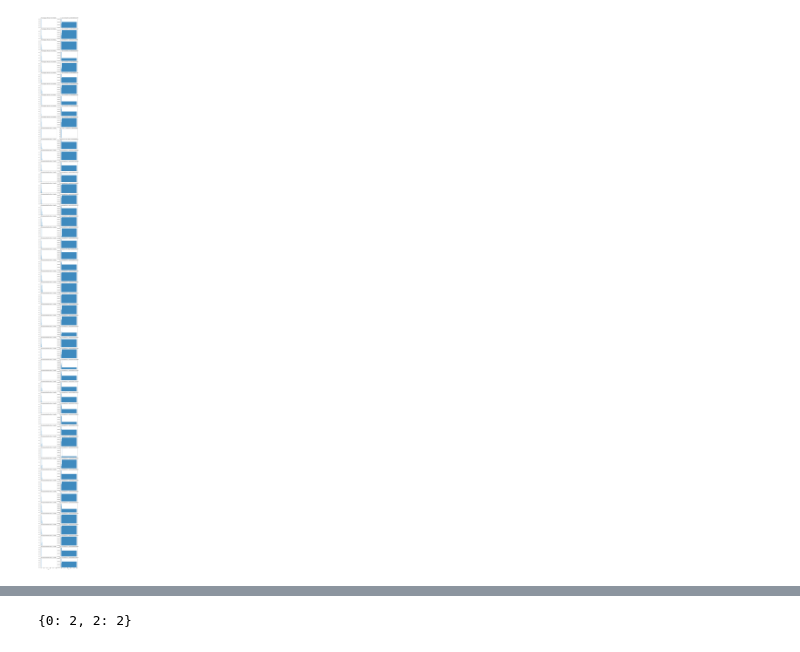
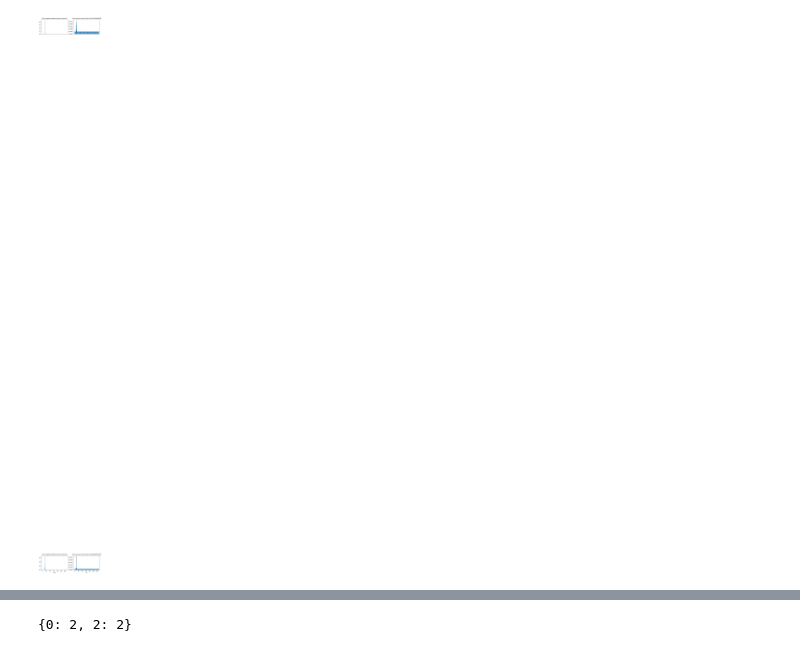
Before and after one commit to sl-benchmark/belief_propagation, a Jupyter notebook: Untitled.ipynb, the cells around one changed output, grey strips where cells are left out. Cells and saved outputs as stored; diff of their text form; code cells hidden in the pictures.

```diff
--- a/Untitled.ipynb
+++ b/Untitled.ipynb
@@ -153,0 +161,21 @@ obs_time = dict((k,v+1) for k,v in infected.items() if k in obs)
+# %%
+graph=nx.erdos_renyi_graph(50,0.2)
+length = dict(nx.all_pairs_shortest_path_length(graph))
+A = np.array([[length[u][v] for u in graph.nodes()] for v in graph.nodes()])
+# %%
+dist = st.rv_discrete(name='custm', values=(range(100),[st.binom(3,0.5).pmf(k-1) for k in range(100)]))
+for (u, v) in graph.edges:
+    graph[u][v]['weight'] = abs(dist.rvs())
+source=list(graph.nodes())[-1]
+infected = nx.single_source_dijkstra_path_length(graph, source)
+# %%
+obs=range(5)
+import operator
+norms=[]
+for i in range(len(A[source,:])):
+    tmp=A[i,0:len(obs)]-A[source,0:len(obs)]
+    norms.append(np.linalg.norm(tmp-np.mean(tmp)))
+print(sorted(dict(zip(range(len(A[source,:])),norms)).items(), key=operator.itemgetter(1), reverse=False))
+
+obs_time = dict((k,v+10) for k,v in infected.items() if k in obs)
+obs_time
@@ -216,22 +278,22 @@ Source estimate:  10  ( 0.999999999647 )
 # %%
 plt.figure(figsize=(10,3*N))
-for n in graph.nodes():
+for n in [49,18]:#graph.nodes():
     marg = get_marginal(n,g)
     plt.subplot(N,2,n*2+1)
     plt.bar(range(T),marg)
     plt.title("The marginal infection time of node "+str(n))
     if n<N-1:
         plt.xticks([], [])
     else:
         plt.xlabel("t_inf")
     plt.subplot(N,2,n*2+2)
     marg = np.multiply(g.node[('pri',n+N)]['msg'][('ph2',(n,n+N))],g.node[('ph2',(n,n+N))]['msg'][('pri',n+N)])[0,:]
     marg=marg/np.sum(marg)
     plt.bar(range(len(marg[0:-1])),marg[0:-1])
     plt.title(str(n)+" is source at time t0 (p="+str(np.sum(marg[0:-1]))+")")
     if n<N-1:
         plt.xticks([], [])
     else:
         plt.xlabel("t0")
 # %% [output]
-[figure, old version]
+[figure, new version]
```
Also changed, not shown: parts of 14 cells of this notebook, 1 other file.
